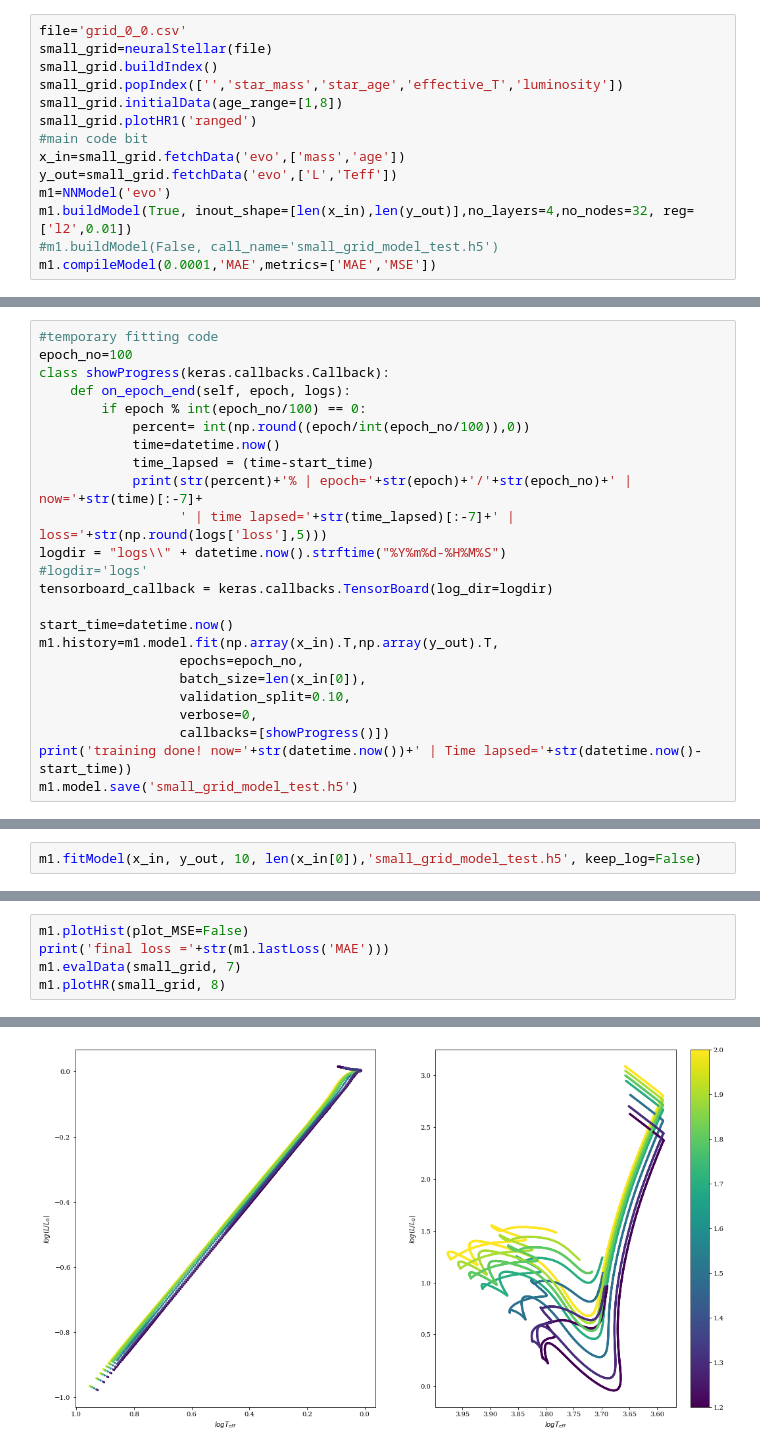
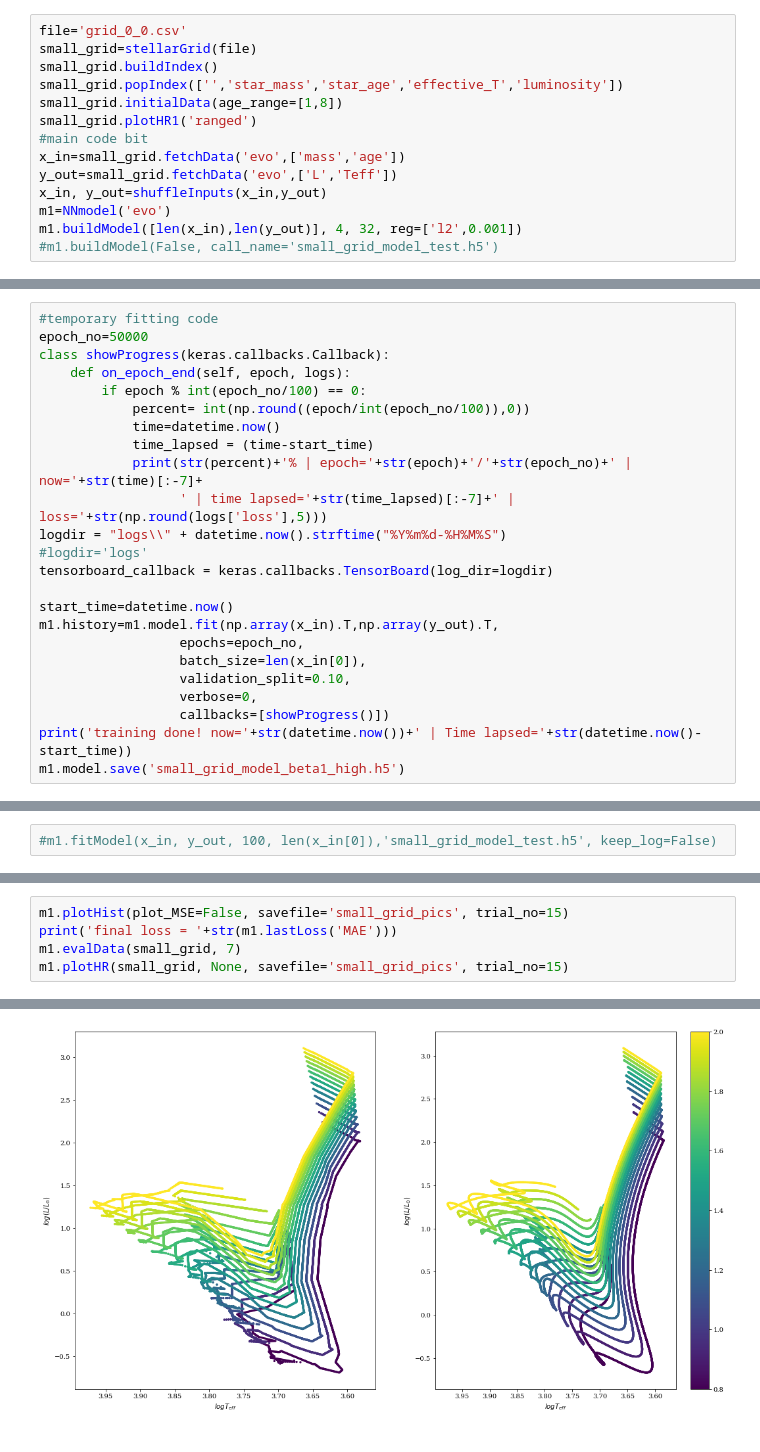
Before and after one commit to Harry-Westwood/Y4-Project-InterNeuralStellar, a Jupyter notebook: Hin's_files/grid01.ipynb, the cells around one changed output, grey strips where cells are left out. Cells and saved outputs as stored; diff of their text form.

Commit message:
Grid 01: increasing beta1 tests, lowest loss yet achieved!

```diff
--- a/Hin's_files/grid01.ipynb
+++ b/Hin's_files/grid01.ipynb
@@ -5,6 +8,6 @@ from datetime import datetime
 # %%
 file='grid_0_0.csv'
-small_grid=neuralStellar(file)
+small_grid=stellarGrid(file)
 small_grid.buildIndex()
 small_grid.popIndex(['','star_mass','star_age','effective_T','luminosity'])
 small_grid.initialData(age_range=[1,8])
@@ -12,10 +15,10 @@ small_grid.plotHR1('ranged')
 #main code bit
 x_in=small_grid.fetchData('evo',['mass','age'])
 y_out=small_grid.fetchData('evo',['L','Teff'])
-m1=NNModel('evo')
-m1.buildModel(True, inout_shape=[len(x_in),len(y_out)],no_layers=4,no_nodes=32, reg=['l2',0.01])
+x_in, y_out=shuffleInputs(x_in,y_out)
+m1=NNmodel('evo')
+m1.buildModel([len(x_in),len(y_out)], 4, 32, reg=['l2',0.001])
 #m1.buildModel(False, call_name='small_grid_model_test.h5')
-m1.compileModel(0.0001,'MAE',metrics=['MAE','MSE'])
 # %% [output]
 Data headers =
 ['', 'model_number', 'star_mass', 'star_age', 'star_feh', 'star_MLT', 'star_fov', 'effective_T', 'luminosity', 'radius', 'log_g', 'surface_h1', 'surface_he4', 'center_h1', 'center_he4', 'log_center_T' ...
@@ -43,6 +56,6 @@ _________________________________________________________________
 # %%
 #temporary fitting code
-epoch_no=100
+epoch_no=50000
 class showProgress(keras.callbacks.Callback):
     def on_epoch_end(self, epoch, logs):
         if epoch % int(epoch_no/100) == 0:
@@ -63,5 +76,5 @@ m1.history=m1.model.fit(np.array(x_in).T,np.array(y_out).T,
                   verbose=0,
                   callbacks=[showProgress()])
 print('training done! now='+str(datetime.now())+' | Time lapsed='+str(datetime.now()-start_time))
-m1.model.save('small_grid_model_test.h5')
+m1.model.save('small_grid_model_beta1_high.h5')
 # %% [output]
@@ -85,2 +91,2 @@ training done! now=2019-11-20 16:24:14.767018 | Time lapsed=0:00:10.934790
 # %%
-m1.fitModel(x_in, y_out, 10, len(x_in[0]),'small_grid_model_test.h5', keep_log=False)
+#m1.fitModel(x_in, y_out, 100, len(x_in[0]),'small_grid_model_test.h5', keep_log=False)
@@ -89,6 +93,6 @@ training done! now=2019-11-20 16:54:12.961989 | Time lapsed=0:00:03.437582
 # %%
-m1.plotHist(plot_MSE=False)
-print('final loss ='+str(m1.lastLoss('MAE')))
+m1.plotHist(plot_MSE=False, savefile='small_grid_pics', trial_no=15)
+print('final loss = '+str(m1.lastLoss('MAE')))
 m1.evalData(small_grid, 7)
-m1.plotHR(small_grid, 8)
+m1.plotHR(small_grid, None, savefile='small_grid_pics', trial_no=15)
 # %% [output]
@@ -99 +106 @@ final loss =2.3570416
-[figure, old version]
+[figure, new version]
```
Also changed, not shown: parts of 6 cells of this notebook.
